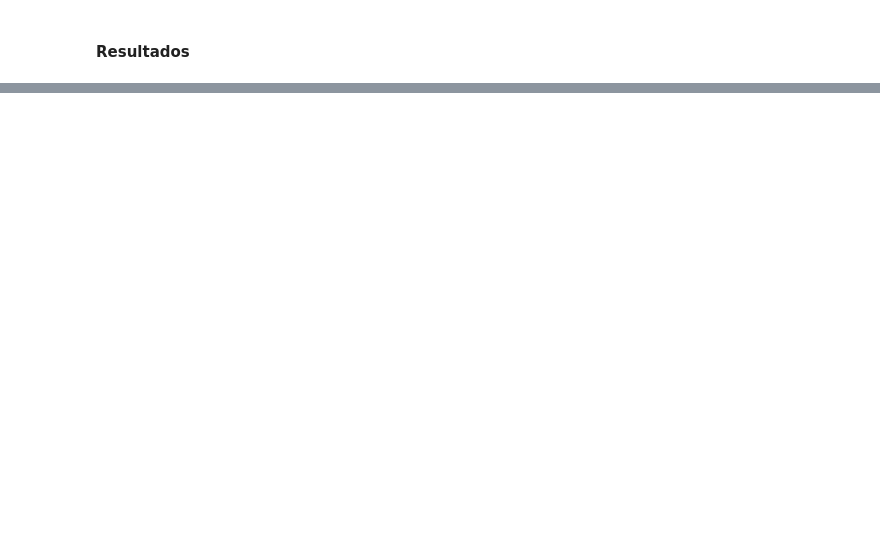
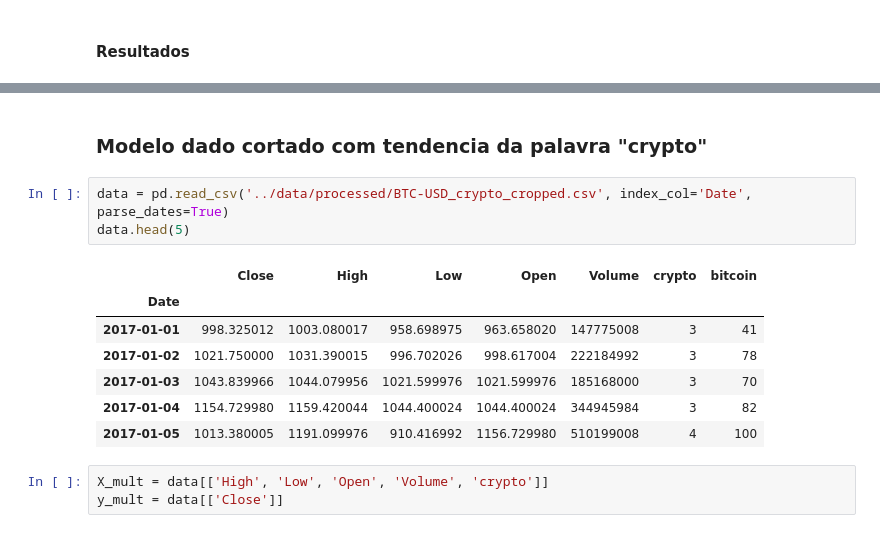
Before and after one commit to gusdiaso/crypto_predict, a Jupyter notebook: notebooks/04_lstm_multivariate.ipynb, the cells around one changed output, grey strips where cells are left out. Drawn from its saved outputs; the diff is of its cells as text; blank space fills up the shorter version.

```diff
--- a/notebooks/04_lstm_multivariate.ipynb
+++ b/notebooks/04_lstm_multivariate.ipynb
@@ -410,0 +559,16 @@ plt.show()
+# %% [markdown]
+### Modelo dado cortado com tendencia da palavra "crypto"
+# %%
+data = pd.read_csv('../data/processed/BTC-USD_crypto_cropped.csv', index_col='Date', parse_dates=True)
+data.head(5)
+# %% [output]
+|  | Close | High | Low | Open | Volume | crypto | bitcoin |
+| Date |  |  |  |  |  |  |  |
+| 2017-01-01 | 998.325012 | 1003.080017 | 958.698975 | 963.658020 | 147775008 | 3 | 41 |
+| 2017-01-02 | 1021.750000 | 1031.390015 | 996.702026 | 998.617004 | 222184992 | 3 | 78 |
+| 2017-01-03 | 1043.839966 | 1044.079956 | 1021.599976 | 1021.599976 | 185168000 | 3 | 70 |
+| 2017-01-04 | 1154.729980 | 1159.420044 | 1044.400024 | 1044.400024 | 344945984 | 3 | 82 |
+| 2017-01-05 | 1013.380005 | 1191.099976 | 910.416992 | 1156.729980 | 510199008 | 4 | 100 |
+# %%
+X_mult = data[['High', 'Low', 'Open', 'Volume', 'crypto']]
+y_mult = data[['Close']]
```
Also changed, not shown: parts of 30 cells of this notebook, 3 other files.
